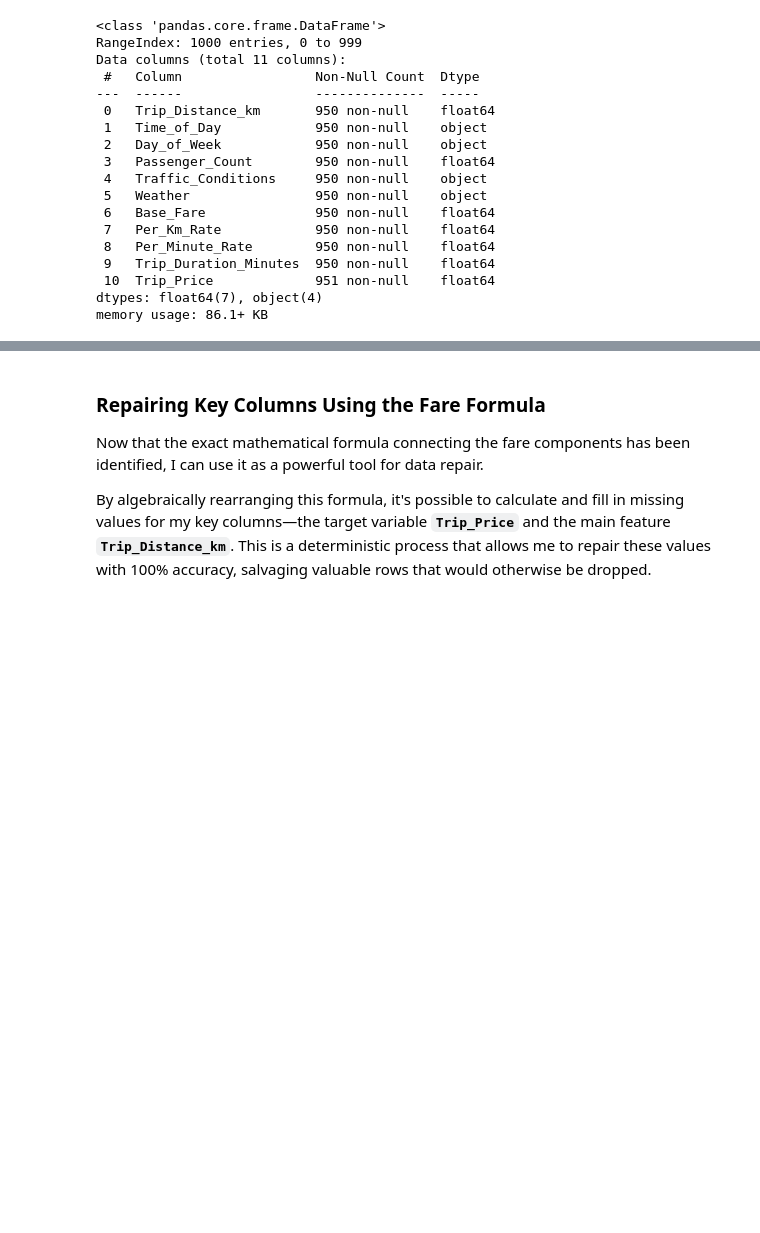
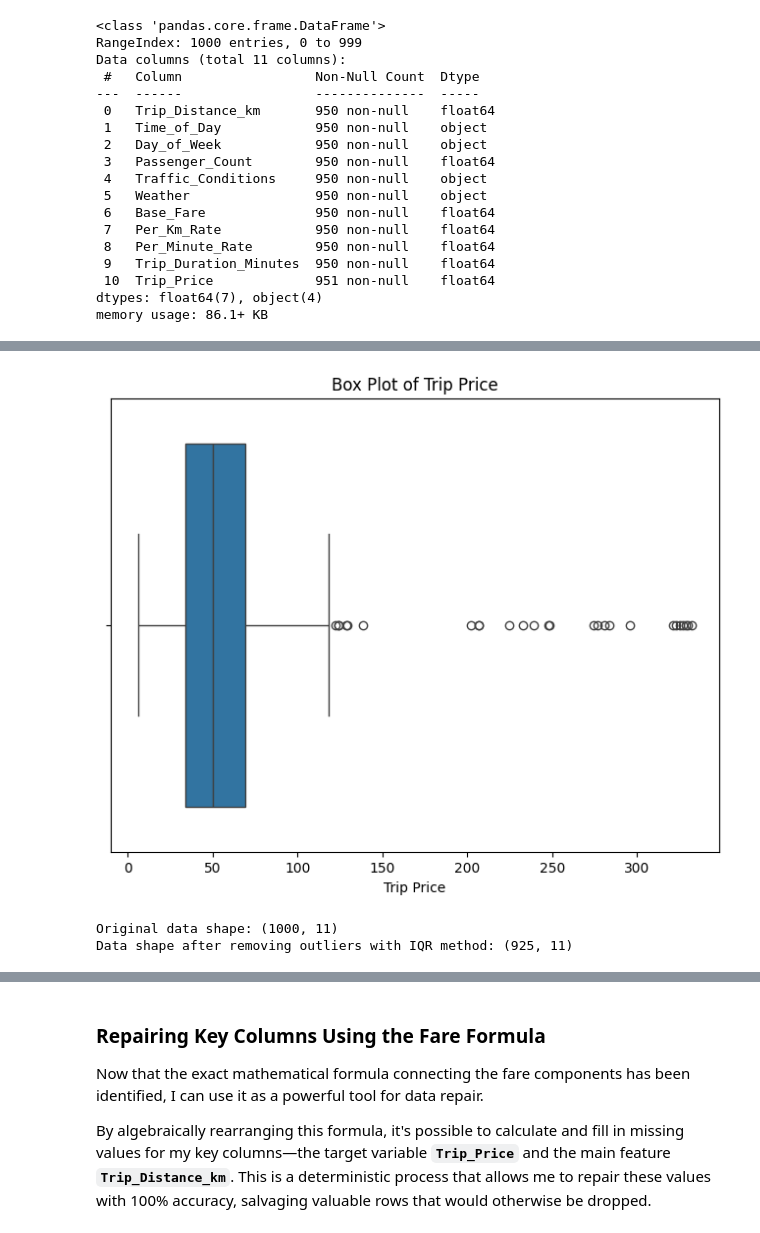
Before and after one commit to Remmold/taxi-prediction-fullstack--andreas-johansson, a Jupyter notebook: explorations/eda_and_repair.ipynb, the cells around one changed output, grey strips where cells are left out. Cells and saved outputs as stored; diff of their text form; code cells hidden in the pictures; blank space fills up the shorter version.

Commit message:
Updated EDA to drop outliers

```diff
--- a/explorations/eda_and_repair.ipynb
+++ b/explorations/eda_and_repair.ipynb
@@ -71,3 +65,33 @@ taxidata.df.head(10)
+# %%
+import matplotlib.pyplot as plt
+import seaborn as sns
+# Create a box plot to visualize outliers
+plt.figure(figsize=(8, 6))
+sns.boxplot(x=taxidata.df['Trip_Price'])
+plt.title('Box Plot of Trip Price')
+plt.xlabel('Trip Price')
+plt.show()
+# %% [output]
+[figure, added]
+# %%
+# Calculate Q1, Q3, and IQR
+Q1 = taxidata.df['Trip_Price'].quantile(0.25)
+Q3 = taxidata.df['Trip_Price'].quantile(0.75)
+IQR = Q3 - Q1
+
+# Define the lower and upper bounds
+lower_bound = Q1 - 1.5 * IQR
+upper_bound = Q3 + 1.5 * IQR
+
+# Remove outliers
+df_no_outliers_iqr = taxidata.df[(taxidata.df['Trip_Price'] >= lower_bound) & (taxidata.df['Trip_Price'] <= upper_bound)]
+
+print(f"Original data shape: {taxidata.df.shape}")
+print(f"Data shape after removing outliers with IQR method: {df_no_outliers_iqr.shape}")
+taxidata.df = df_no_outliers_iqr
+# %% [output]
+Original data shape: (1000, 11)
+Data shape after removing outliers with IQR method: (925, 11)
 # %%
 import numpy as np
 # figure out important correlations
```
Also changed, not shown: parts of 18 cells of this notebook, 2 other files.
